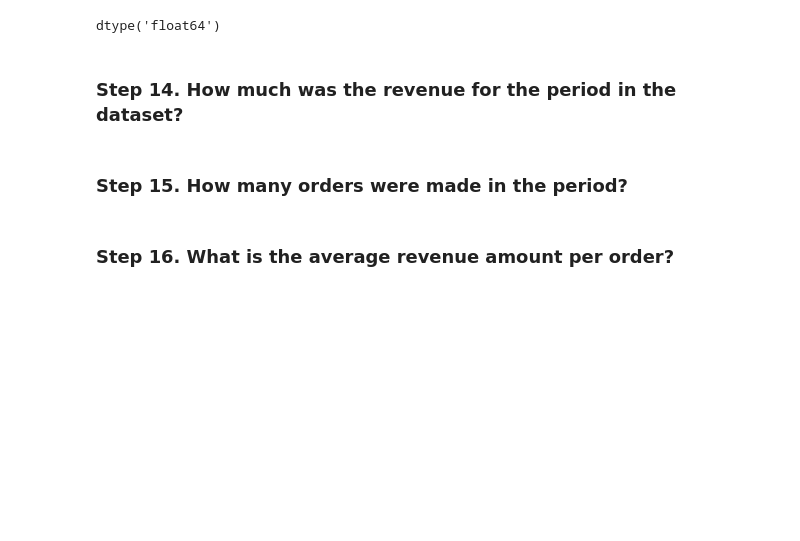
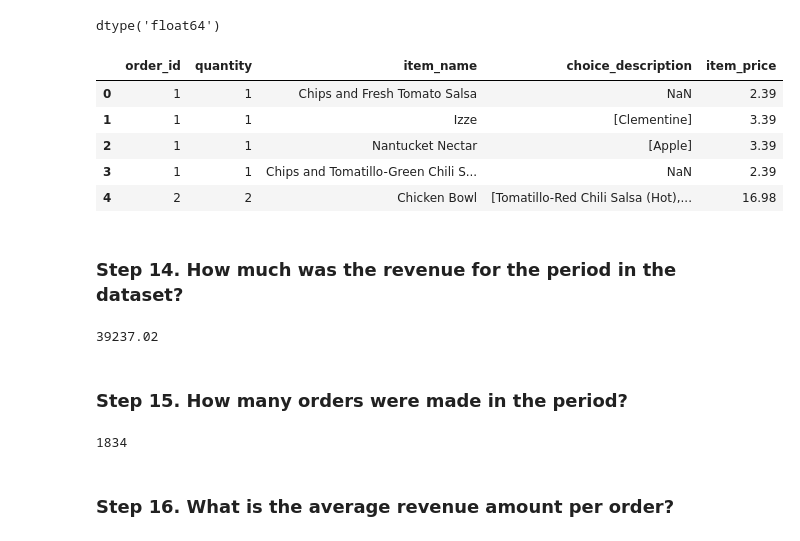
Before and after one commit to ramnathv/pandas_exercises, a Jupyter notebook: 01_Getting_&_Knowing_Your_Data/Chipotle/Exercises.ipynb, the cells around one changed output. Cells and saved outputs as stored; diff of their text form; code cells hidden in the pictures; blank space fills up the shorter version.

```diff
--- a/01_Getting_&_Knowing_Your_Data/Chipotle/Exercises.ipynb
+++ b/01_Getting_&_Knowing_Your_Data/Chipotle/Exercises.ipynb
@@ -151,10 +151,29 @@ chipo
 chipo.item_price.dtype
 # %% [output]
 dtype('float64')
+# %%
+chipo.head()
+# %% [output]
+|  | order_id | quantity | item_name | choice_description | item_price |
+| 0 | 1 | 1 | Chips and Fresh Tomato Salsa | NaN | 2.39 |
+| 1 | 1 | 1 | Izze | [Clementine] | 3.39 |
+| 2 | 1 | 1 | Nantucket Nectar | [Apple] | 3.39 |
+| 3 | 1 | 1 | Chips and Tomatillo-Green Chili S... | NaN | 2.39 |
+| 4 | 2 | 2 | Chicken Bowl | [Tomatillo-Red Chili Salsa (Hot),... | 16.98 |
 # %% [markdown]
 ### Step 14. How much was the revenue for the period in the dataset?
+# %%
+revenue = (chipo['item_price'] * chipo['quantity']).sum()
+revenue
+# %% [output]
+39237.02
 # %% [markdown]
 ### Step 15. How many orders were made in the period?
+# %%
+nb_orders = chipo['order_id'].value_counts().count()
+nb_orders
+# %% [output]
+1834
 # %% [markdown]
 ### Step 16. What is the average revenue amount per order?
 # %%
```
Also changed, not shown: parts of 2 cells of this notebook.
